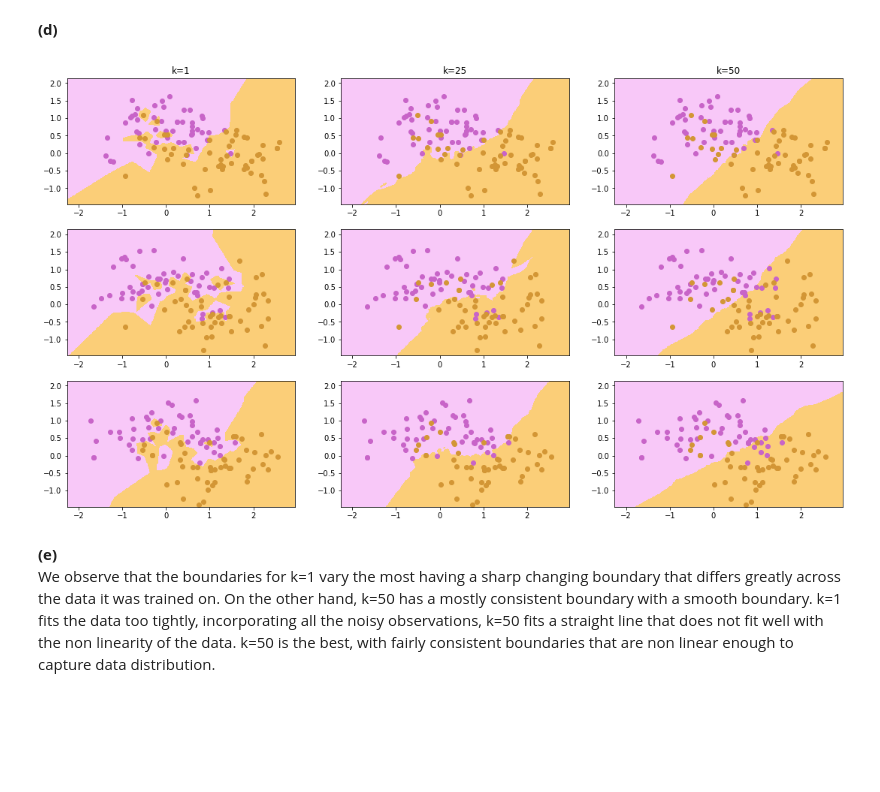
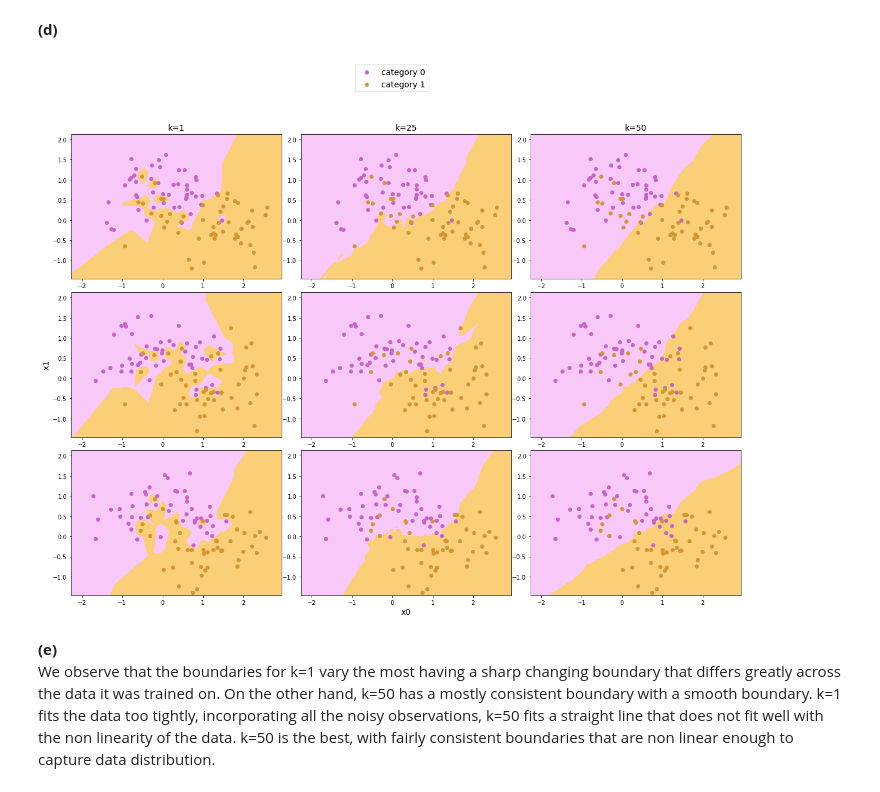
Before and after one commit to satvikk/ids705, a Jupyter notebook: assignments/Assignment_2.ipynb, the cells around one changed output. Saved outputs shown, nothing was run; the diff lists cells and outputs as text; code cells hidden in the pictures; blank space fills up the shorter version.

```diff
--- a/assignments/Assignment_2.ipynb
+++ b/assignments/Assignment_2.ipynb
@@ -316,27 +310,34 @@ for i in range(3):
 # %%
 palecmp = LinearSegmentedColormap.from_list("new", [(248/255, 200/255, 248/255), (251/255, 206/255, 120/255)], N=2)
 fig, ax = plt.subplots(3,3)
-fig.set_size_inches(18.5, 10.5)
+fig.set_size_inches(20.5, 14.5)
+fig.subplots_adjust(wspace=0.09, hspace=0.09)
+fs = 14
 
 h=0.02
 xx, yy = np.meshgrid(np.arange(x[:,0].min(), x[:,0].max(), h), np.arange(x[:,1].min(), x[:,1].max(), h))
 
 for i in range(3):
     for j in range(3):
         decision = models[i][j].predict(np.c_[xx.ravel(), yy.ravel()])
         decision = decision.reshape(xx.shape)
         ax[i,j].contourf(xx, yy, decision, cmap=palecmp)
         for category in [0,1]:
             ax[i,j].scatter(x=smol_xs[i][smol_ys[i]==category, 0],
                             y=smol_xs[i][smol_ys[i]==category, 1],
                             color=newcmp(category),
                             label = "category "+ str(category))
-ax[0,0].set_title("k=1")
-ax[0,1].set_title("k=25")
-ax[0,2].set_title("k=50")
+
+ax[0,0].set_title("k=1", fontsize=fs)
+ax[0,1].set_title("k=25", fontsize=fs)
+ax[0,2].set_title("k=50", fontsize=fs)
+ax[2,1].set_xlabel('x0', fontsize=fs)
+ax[1,0].set_ylabel('x1', fontsize=fs)
+handles, labels = ax[2,2].get_legend_handles_labels()
+fig.legend(handles, labels, loc='upper center', fontsize=fs)
 None
 # %% [output]
-[figure, old version]
+[figure, new version]
 # %% [markdown]
 **(e)**
 We observe that the boundaries for k=1 vary the most having a sharp changing boundary that differs greatly across the data it was trained on. On the other hand, k=50 has a mostly consistent boundary with a smooth boundary. k=1 fits the data too tightly, incorporating all the noisy observations, k=50 fits a straight line that does not fit well with the non linearity of the data. k=50 is the best, with fairly consistent boundaries that are non linear enough to capture data distribution.
```
Also changed, not shown: parts of 10 cells of this notebook, 2 other files.
